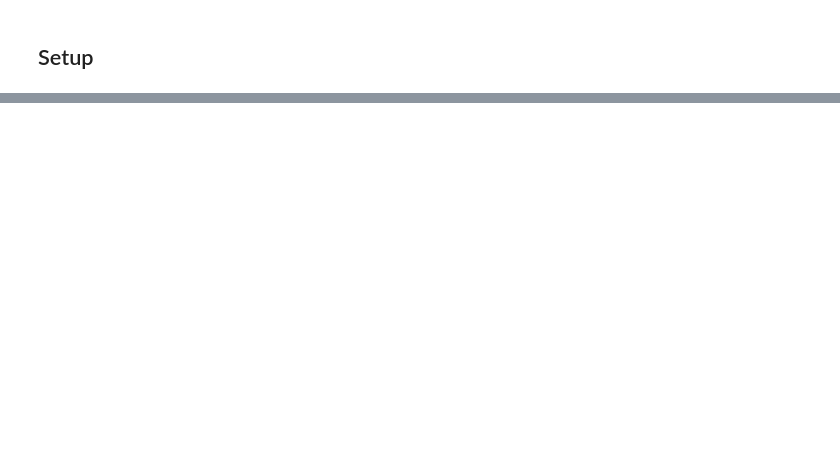
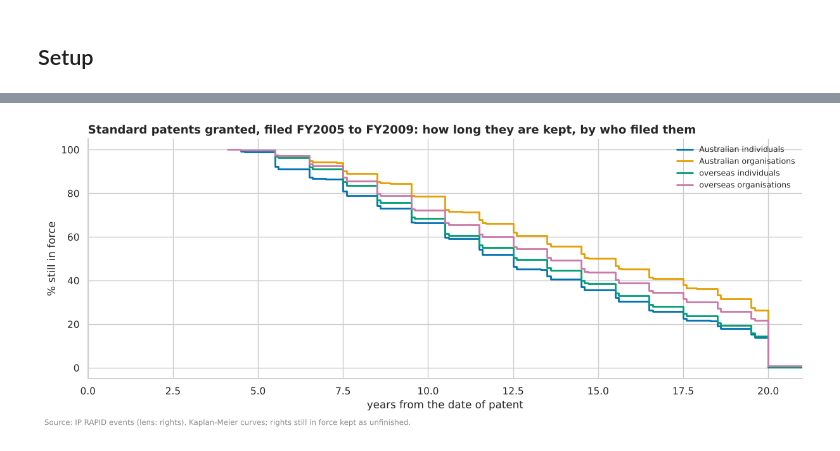
Before and after one commit to Thomas-Amann-IPAustralia/Aus-GII-Breakdown, a Jupyter notebook: analysis/notebooks/02_bivariate.ipynb, the cells around one changed output, grey strips where cells are left out. Cells and saved outputs as stored; diff of their text form; code cells hidden in the pictures; blank space fills up the shorter version.

```diff
--- a/analysis/notebooks/02_bivariate.ipynb
+++ b/analysis/notebooks/02_bivariate.ipynb
@@ -191,0 +71,10 @@ _To be written from the outputs above, each quoting its numbers._
+# %%
+import matplotlib.pyplot as plt
+import numpy as np
+import pandas as pd
+from eda import bivariate as bi
+from eda import sql, style
+from eda import univariate as uni
+
+style.setup()
+pd.set_option("display.max_colwidth", 90)
@@ -191,0 +180,8 @@ _To be written from the outputs above, each quoting its numbers._
+# %%
+lead_tables = {}
+for t in RIGHT_TYPES:
+    s = rights_screen[t]
+    lead_tables[t] = bi.leads_table(rights_leads[t], s["prepared"], s["discovery"], label=lab)
+    print(f"\n{RIGHT_TYPES[t]}: {len(lead_tables[t])} distinct leads")
+    with pd.option_context("display.max_rows", 100, "display.width", 250):
+        display(lead_tables[t].round(3))
@@ -191,0 +622,38 @@ _To be written from the outputs above, each quoting its numbers._
+# %%
+def lifetimes(where, group, periods):
+    # Kaplan-Meier curves of years in force by group and period; returns the curves keyed 'group | period'
+    case = "CASE " + " ".join(f"WHEN filing_fy BETWEEN {a} AND {b} THEN 'FY{a}-FY{b}'" for a, b in periods) + " END"
+    c = rsql(f"""
+        SELECT {group} AS grp, {case} AS period, round(years_in_force, 1) AS t,
+               count(*) FILTER (NOT in_force) AS ended, count(*) FILTER (in_force) AS unfinished
+        FROM {{lens/rights}}
+        WHERE {where} AND years_in_force >= 0 AND in_force IS NOT NULL GROUP BY ALL
+    """).dropna(subset=["grp", "period"])
+    c["key"] = c.grp + " | " + c.period
+    return uni.kaplan_meier(c, by="key")
+
+
+def at_years(km, years):
+    # the share in force at each of `years`, with its interval, as rows of group and period
+    out = []
+    for y in years:
+        s = bi.survival_with_interval(km, y, by="key").reset_index()
+        s[["group", "period"]] = s.key.str.split(" | ", regex=False, expand=True)
+        out.append(s.assign(years=y))
+    return pd.concat(out).set_index(["group", "years", "period"]).drop(columns="key").sort_index()
+
+
+STD = "patent_type = 'standard' AND founding_australian IS NOT NULL AND founder_type IS NOT NULL"
+km_std = lifetimes(STD, "@FILER", [(2005, 2009), (2000, 2004)])
+std_life = at_years(km_std, [5, 10, 15])
+fig, ax = plt.subplots(figsize=(12, 4.6))
+for i, (key, d) in enumerate(km_std[km_std.key.str.endswith("FY2005-FY2009")].groupby("key")):
+    ax.step(d.t, 100 * d.survival, where="post", lw=2, color=style.PALETTE[i], label=key.split(" | ")[0])
+ax.set_xlabel("years from the date of patent")
+ax.set_ylabel("% still in force")
+ax.set_xlim(0, 21)
+ax.legend(frameon=False, fontsize=9)
+ax.set_title("Standard patents granted, filed FY2005 to FY2009: how long they are kept, by who filed them")
+style.source(fig, "IP RAPID events (lens: rights). Kaplan-Meier curves; rights still in force kept as unfinished.")
+(100 * std_life[["in force", "low", "high"]]).round(1).join(std_life["at risk"]).unstack("period")
+# %% [output]
@@ -191,0 +675 @@ _To be written from the outputs above, each quoting its numbers._
+[figure, added]
```
Also changed, not shown: parts of 82 cells of this notebook, 9 other files.
